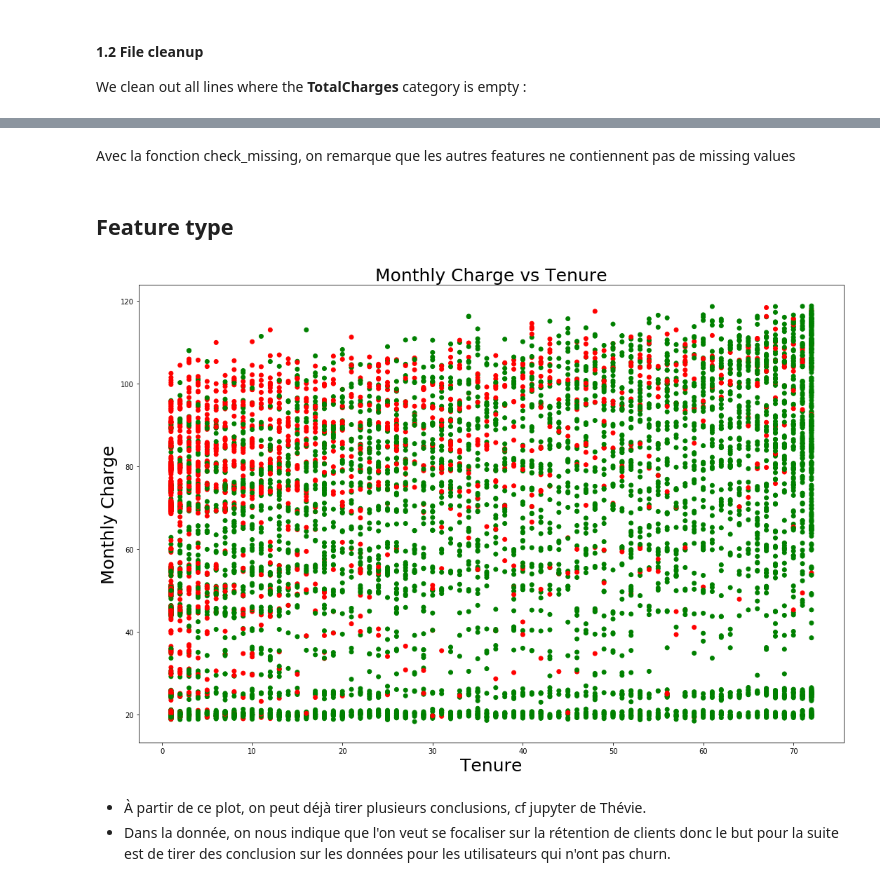
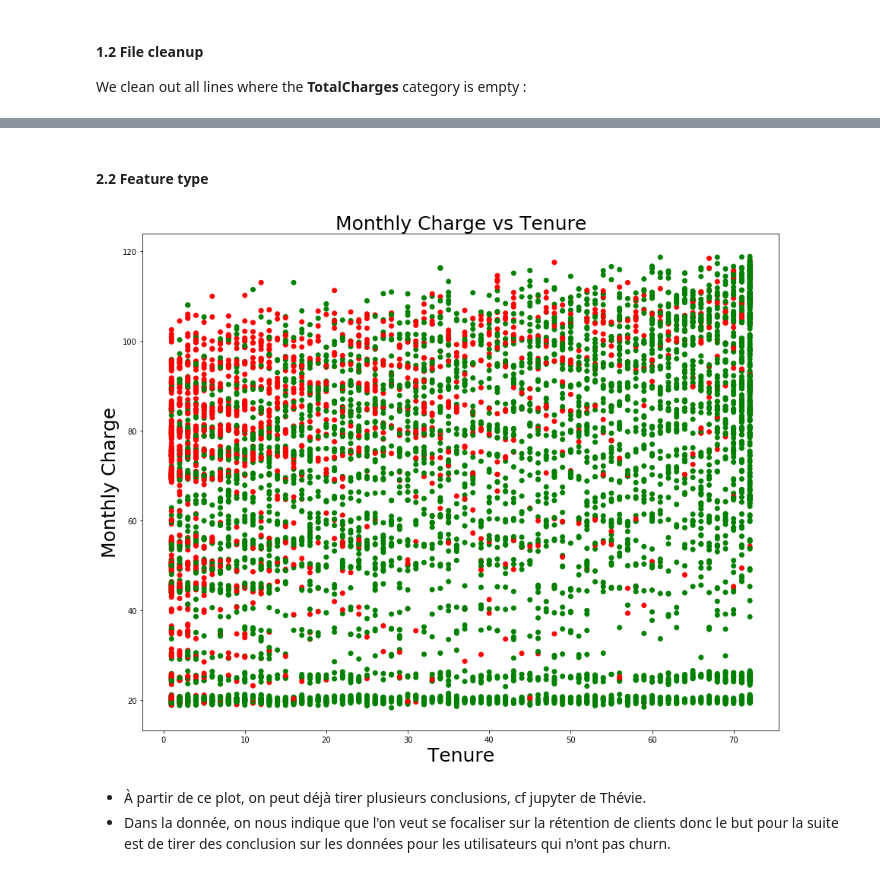
Before and after one commit to JulesTriomphe/dsip, a Jupyter notebook: PS1/ps01.ipynb, the cells around one changed output, grey strips where cells are left out. Saved outputs shown, nothing was run; the diff lists cells and outputs as text; code cells hidden in the pictures.

Commit message:
Checkpoint

```diff
--- a/PS1/ps01.ipynb
+++ b/PS1/ps01.ipynb
@@ -207,4 +217,0 @@ On va vérifier si on a effectivement pas de missing values au niveau des TotalC
-# %%
-clients_df = clients_df[clients_df['TotalCharges'] != ' ']
-print(len(clients_df))
-# clients_df ne contient plus que les lignes où TotalCharges contient une valeur numérique
@@ -242,17 +218,15 @@ check_missing(clients_df)
-# %% [markdown]
-Avec la fonction check_missing, on remarque que les autres features ne contiennent pas de missing values
 # %% [markdown]
-## Feature type
+#### 2.2 Feature type
 # %%
-plt.figure(figsize=(18,12))
+plt.figure(figsize=(15,12))
 colors = np.array(['green', 'red'])[list(clients_df.Churn.replace({'Yes':1, 'No':0}))]
 plt.scatter(list(clients_df.tenure),list(clients_df.MonthlyCharges) , c=colors)
 plt.xlabel('Tenure', fontsize=25)
 plt.ylabel('Monthly Charge', fontsize=25)
 plt.title('Monthly Charge vs Tenure',fontsize=25 )
 plt.show()
 # %% [output]
-[figure, old version]
+[figure, new version]
 # %% [markdown]
 - À partir de ce plot, on peut déjà tirer plusieurs conclusions, cf jupyter de Thévie.
 - Dans la donnée, on nous indique que l'on veut se focaliser sur la rétention de clients donc le but pour la suite est de tirer des conclusion sur les données pour les utilisateurs qui n'ont pas churn.
```
Also changed, not shown: parts of 17 cells of this notebook.
